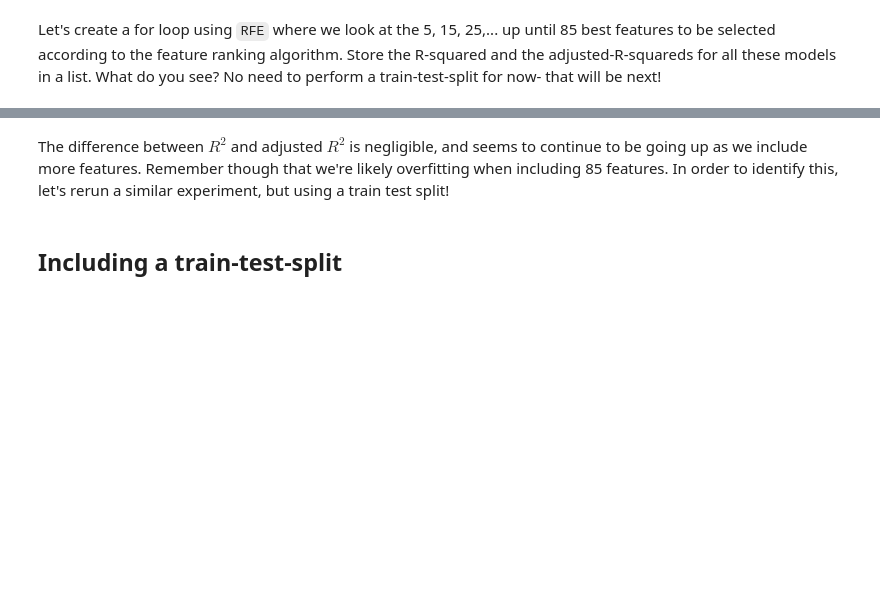
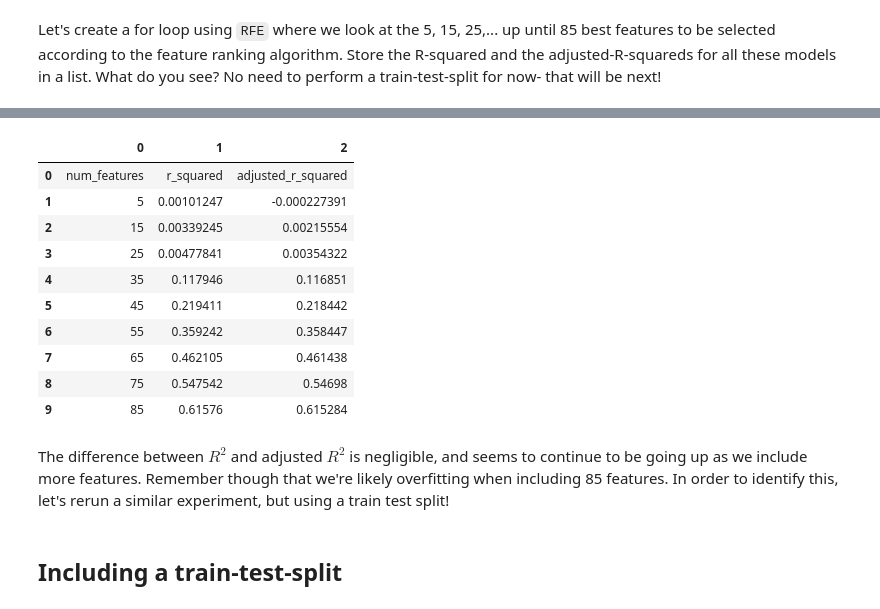
Before and after one commit to L-Lewis/dsc-1-12-11-modeling-our-data-lab-online-ds-ft-011419, a Jupyter notebook: index.ipynb, the cells around one changed output, grey strips where cells are left out. Drawn from its saved outputs; the diff is of its cells as text; code cells hidden in the pictures; blank space fills up the shorter version.

```diff
--- a/index.ipynb
+++ b/index.ipynb
@@ -343,15 +360,19 @@ Let's create a for loop using `RFE` where we look at the 5, 15, 25,... up until
 from sklearn.feature_selection import RFE
 from sklearn.linear_model import LinearRegression
 
-rfe_r_squ = [['num_features', 'r_squared', 'adjusted_r_squared']]
+rfe_results = [['num_features', 'r_squared', 'adjusted_r_squared']]
 
-for n in range(5, 90, 10):
+for n in range(5, 86, 10):
     linreg = LinearRegression()
     selector = RFE(linreg, n_features_to_select = n)
     selector = selector.fit(X, y)
-#    selected_columns =
+    selected_columns = list(X.columns[selector.support_])
+    linreg.fit(X[selected_columns],y)
+    yhat = linreg.predict(X[selected_columns])
+    SS_Residual = np.sum((y-yhat)**2)
+    SS_Total = np.sum((y-np.mean(y))**2)
+    rsquared = 1 - (float(SS_Residual))/SS_Total
+    adj_rsquared = 1 - (1-rsquared)*(len(y)-1)/(len(y)-X.shape[1]-1)
+    rfe_results.append([n, rsquared, adj_rsquared])
 
-    # selector.support_ gives a boolean list of selected columns
-
-
-#    rfe_r_squ.append([n, ])
+rfe_results
@@ -358,3 +390,17 @@ for n in range(5, 90, 10):
+# %%
+pd.DataFrame(rfe_results)
+# %% [output]
+|  | 0 | 1 | 2 |
+| 0 | num_features | r_squared | adjusted_r_squared |
+| 1 | 5 | 0.00101247 | -0.000227391 |
+| 2 | 15 | 0.00339245 | 0.00215554 |
+| 3 | 25 | 0.00477841 | 0.00354322 |
+| 4 | 35 | 0.117946 | 0.116851 |
+| 5 | 45 | 0.219411 | 0.218442 |
+| 6 | 55 | 0.359242 | 0.358447 |
+| 7 | 65 | 0.462105 | 0.461438 |
+| 8 | 75 | 0.547542 | 0.54698 |
+| 9 | 85 | 0.61576 | 0.615284 |
 # %% [markdown]
 The difference between $R^2$ and adjusted $R^2$ is negligible, and seems to continue to be going up as we include more features. Remember though that we're likely overfitting when including 85 features. In order to identify this, let's rerun a similar experiment, but using a train test split!
 # %% [markdown]
```
Also changed, not shown: parts of 7 cells of this notebook.
